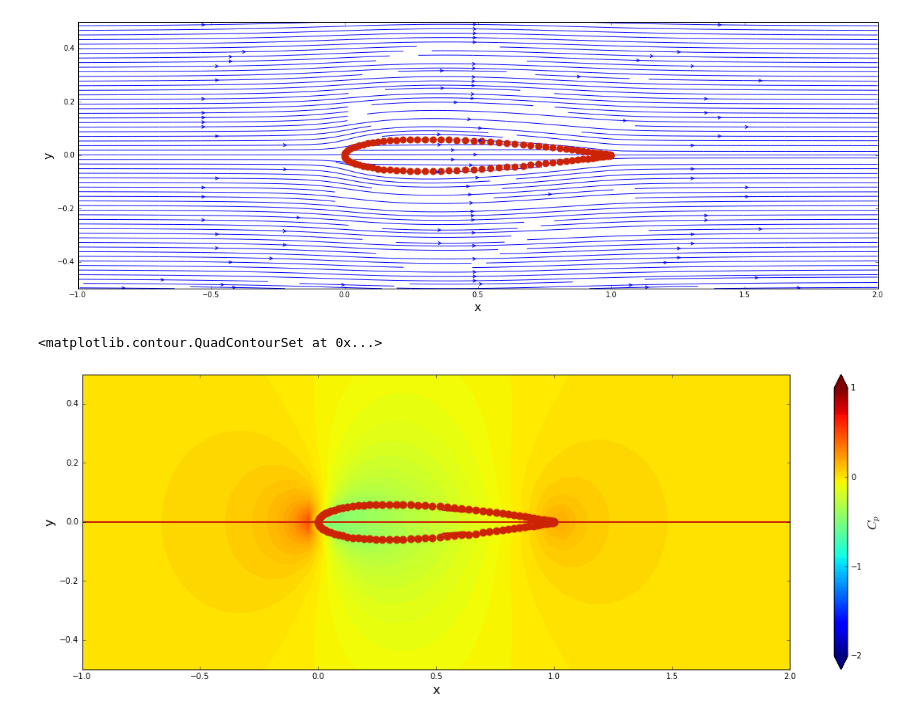
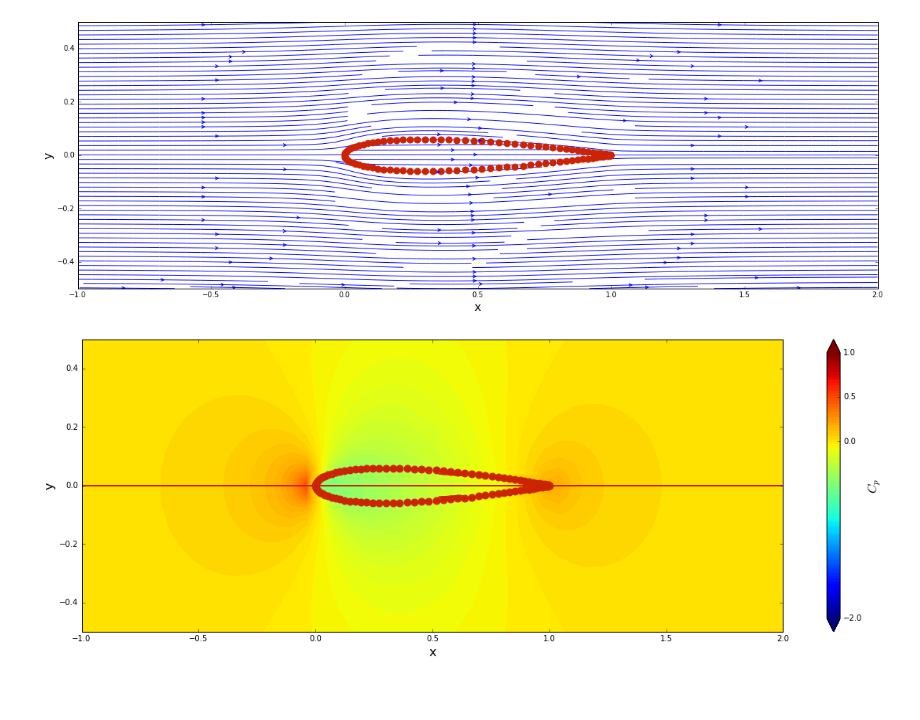
Before and after one commit to Pjgeno14/mae6226-workspace, a Jupyter notebook: Assignment-1.ipynb, the cells around one changed output. Cells and saved outputs as stored; diff of their text form; code cells hidden in the pictures; blank space fills up the shorter version.

```diff
--- a/Assignment-1.ipynb
+++ b/Assignment-1.ipynb
@@ -122,20 +122,19 @@ pyplot.scatter(x_source, y_source, color='#CD2305', s=80, marker='o')
 # %%
 # Compute the pressure coefficient field
 cp = 1.0 - (U**2+V**2)/u_inf**2
 
 # plot the pressure coefficient field
 size = 20
 pyplot.figure(figsize=(size, (y_end-y_start)/(x_end-x_start)*size))
 pyplot.xlabel('x', fontsize=16)
 pyplot.ylabel('y', fontsize=16)
 pyplot.xlim(x_start, x_end)
 pyplot.ylim(y_start, y_end)
 contf = pyplot.contourf(X, Y, cp, levels=numpy.linspace(-2.0, 1.0, 100), extend='both')
 cbar = pyplot.colorbar(contf)
 cbar.set_label('$C_p$', fontsize=16)
-cbar.set_ticks([-2.0, -1.0, 0, 1.0, 2.0])
+cbar.set_ticks([-2.0, 0, 0.5, 1])
 pyplot.scatter(x_source, y_source, color='#CD2305', s=80, marker='o')
-pyplot.contour(X, Y, Psi, levels=[0], colors='#CD2305', linewidths=2, linestyles='solid')
+pyplot.contour(X, Y, Psi, levels=[0], colors='#CD2305', linewidths=2, linestyles='solid');
 # %% [output]
-<matplotlib.contour.QuadContourSet at 0x...>
-[figure, old version]
+[figure, new version]
```
Also changed, not shown: parts of 8 cells of this notebook.
